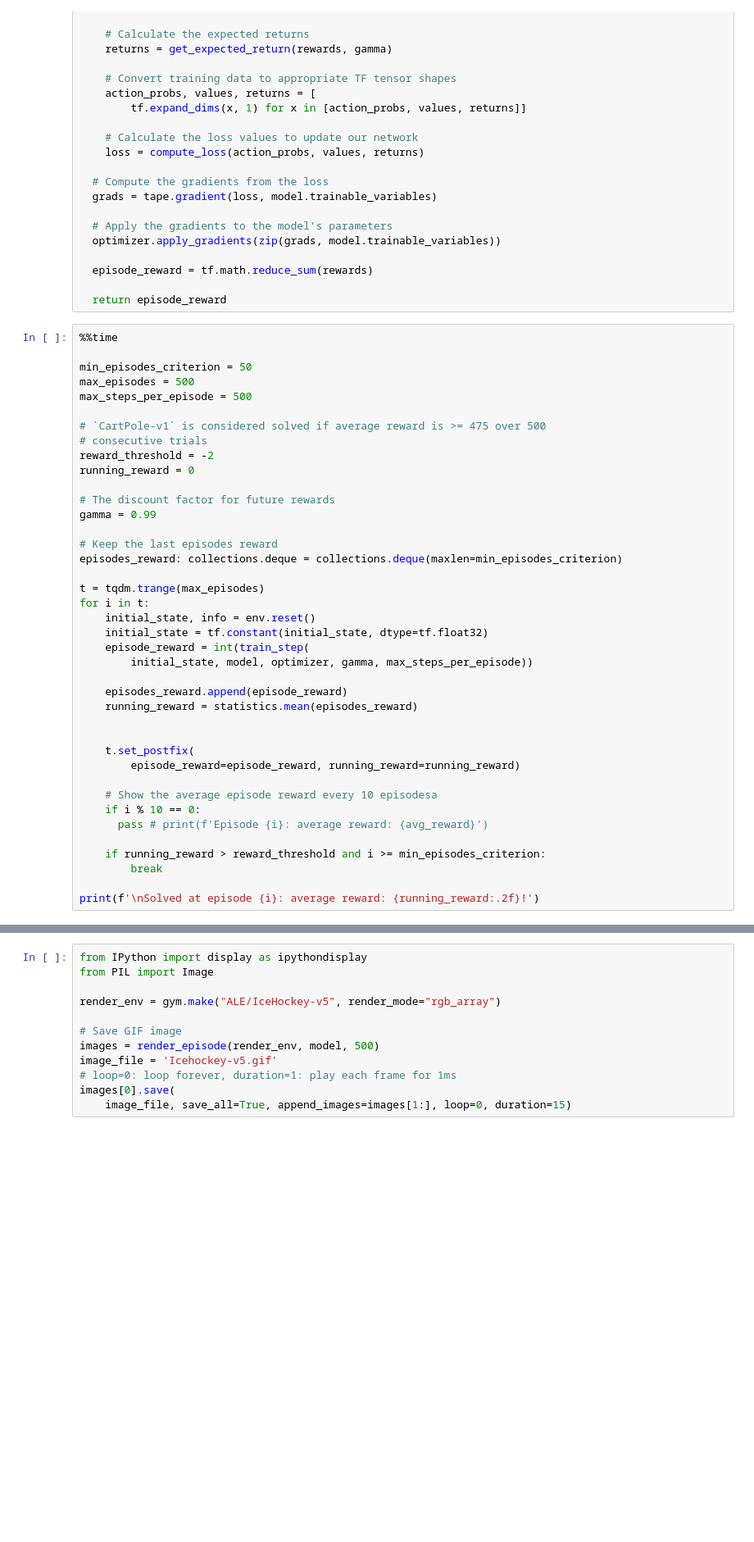
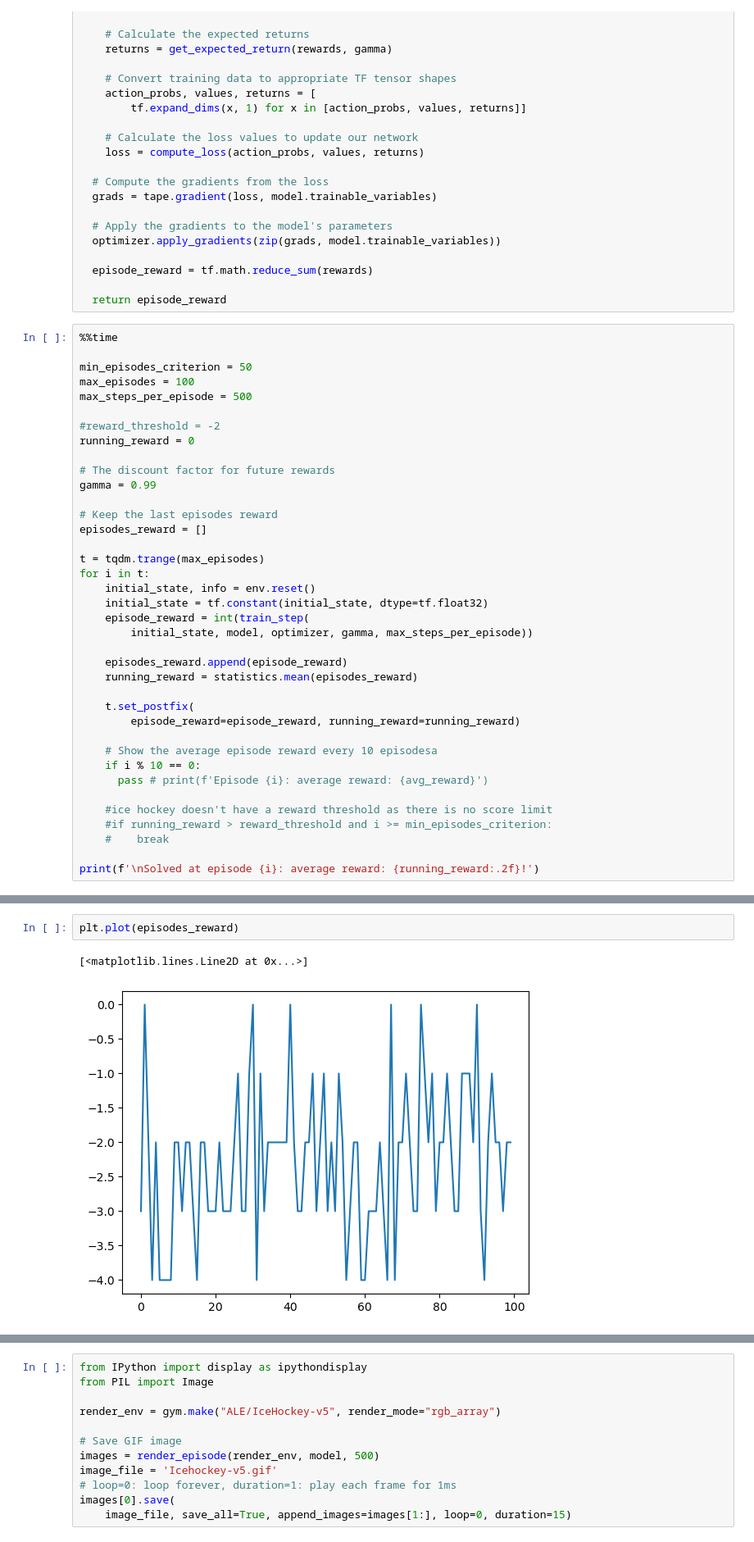
Before and after one commit to rwitobaansheikh/Reinforcement_learning_project, a Jupyter notebook: testing.ipynb, the cells around one changed output, grey strips where cells are left out. Shown: that part at 82% size. Cells and saved outputs as stored; diff of their text form; blank space fills up the shorter version.

```diff
--- a/testing.ipynb
+++ b/testing.ipynb
@@ -178,19 +176,17 @@ def train_step(
 %%time
 
 min_episodes_criterion = 50
-max_episodes = 500
+max_episodes = 100
 max_steps_per_episode = 500
 
-# `CartPole-v1` is considered solved if average reward is >= 475 over 500
-# consecutive trials
-reward_threshold = -2
+#reward_threshold = -2
 running_reward = 0
 
 # The discount factor for future rewards
 gamma = 0.99
 
 # Keep the last episodes reward
-episodes_reward: collections.deque = collections.deque(maxlen=min_episodes_criterion)
+episodes_reward = []
 
 t = tqdm.trange(max_episodes)
 for i in t:
@@ -202,7 +198,6 @@ for i in t:
     episodes_reward.append(episode_reward)
     running_reward = statistics.mean(episodes_reward)
 
-
     t.set_postfix(
         episode_reward=episode_reward, running_reward=running_reward)
 
@@ -210,8 +205,9 @@ for i in t:
     if i % 10 == 0:
       pass # print(f'Episode {i}: average reward: {avg_reward}')
 
-    if running_reward > reward_threshold and i >= min_episodes_criterion:
-        break
+    #ice hockey doesn't have a reward threshold as there is no score limit
+    #if running_reward > reward_threshold and i >= min_episodes_criterion:
+    #    break
 
 print(f'\nSolved at episode {i}: average reward: {running_reward:.2f}!')
 # %% [output]
@@ -221 +217,6 @@ Wall time: 1min 14s
+# %%
+plt.plot(episodes_reward)
+# %% [output]
+[<matplotlib.lines.Line2D at 0x...>]
+[figure, added]
 # %%
```
Also changed, not shown: parts of 4 cells of this notebook, 3 other files.
